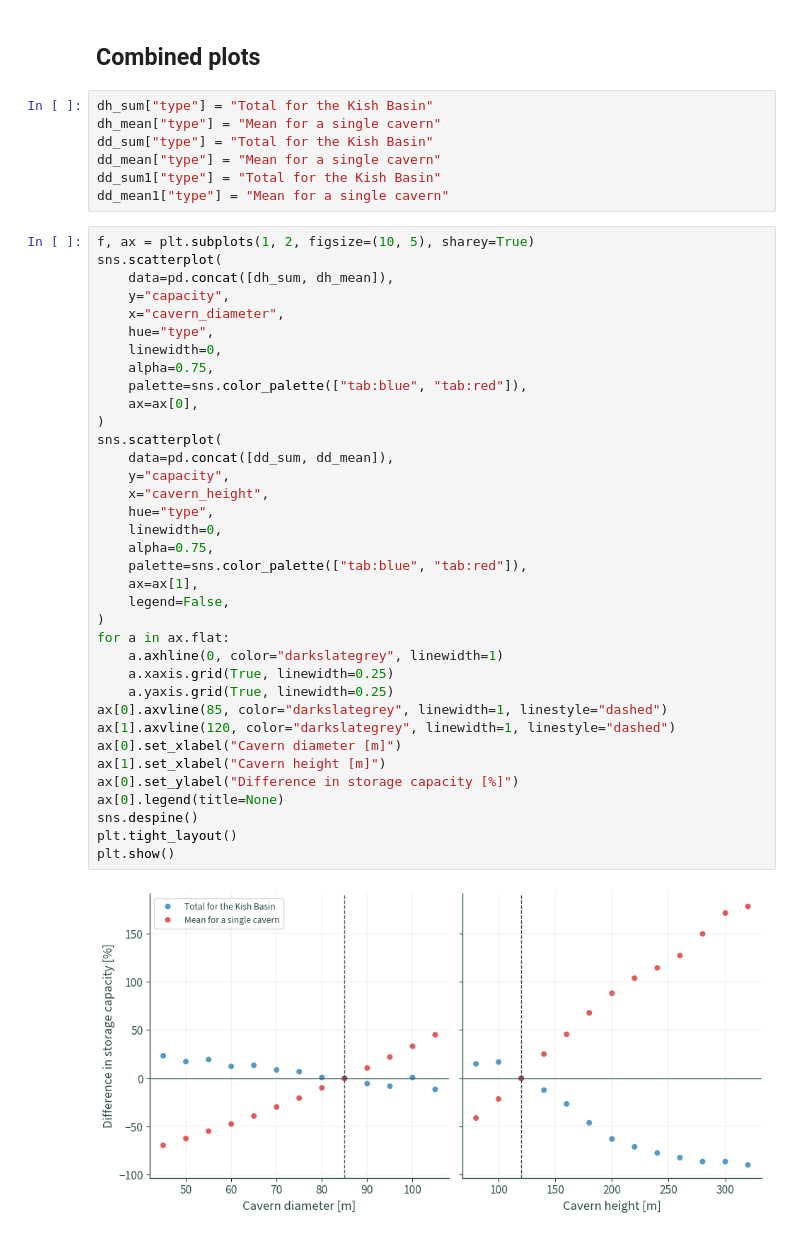
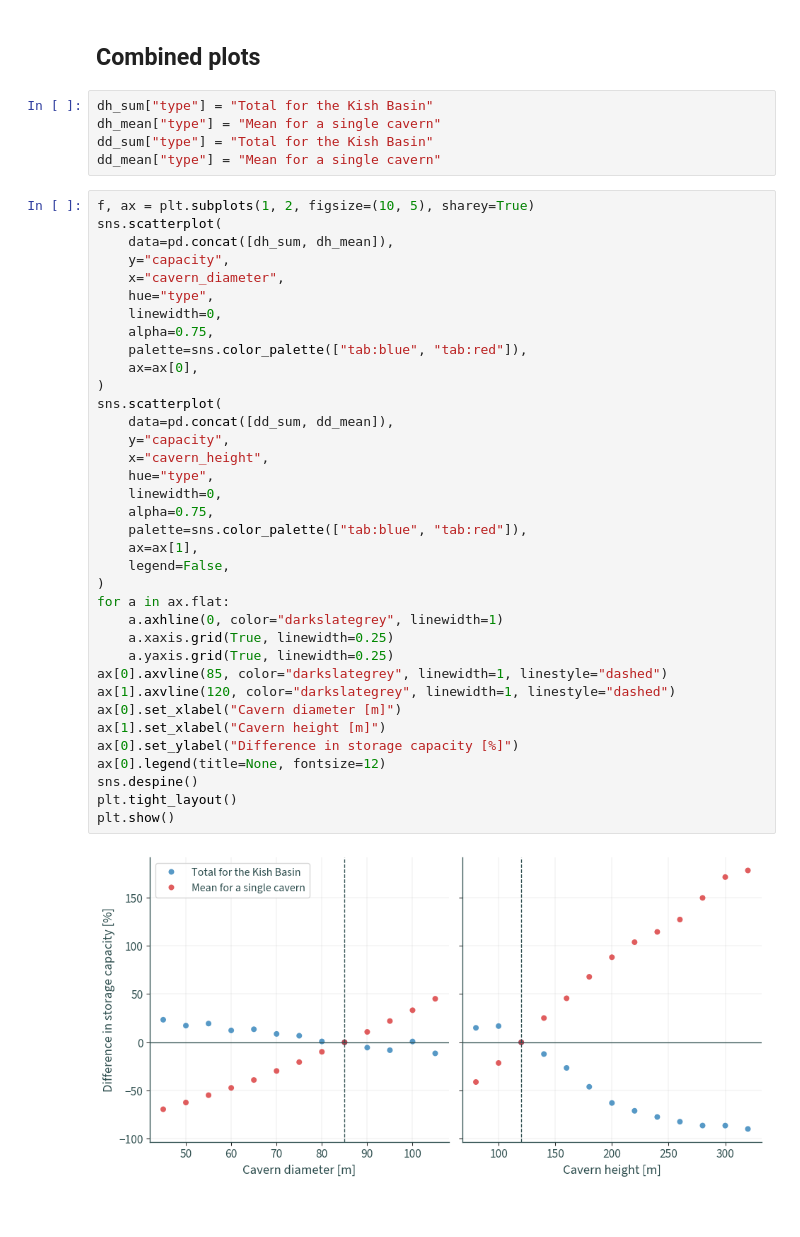
Before and after one commit to wind-to-hydrogen-toolkit/hydrogen-salt-storage, a Jupyter notebook: docs/notebooks/sensitivity.ipynb, the cells around one changed output. Cells and saved outputs as stored; diff of their text form.

```diff
--- a/docs/notebooks/sensitivity.ipynb
+++ b/docs/notebooks/sensitivity.ipynb
@@ -252,8 +252,6 @@ dh_sum["type"] = "Total for the Kish Basin"
 dh_mean["type"] = "Mean for a single cavern"
 dd_sum["type"] = "Total for the Kish Basin"
 dd_mean["type"] = "Mean for a single cavern"
-dd_sum1["type"] = "Total for the Kish Basin"
-dd_mean1["type"] = "Mean for a single cavern"
 # %%
 f, ax = plt.subplots(1, 2, figsize=(10, 5), sharey=True)
 sns.scatterplot(
@@ -263,35 +261,35 @@ sns.scatterplot(
     hue="type",
     linewidth=0,
     alpha=0.75,
     palette=sns.color_palette(["tab:blue", "tab:red"]),
     ax=ax[0],
 )
 sns.scatterplot(
     data=pd.concat([dd_sum, dd_mean]),
     y="capacity",
     x="cavern_height",
     hue="type",
     linewidth=0,
     alpha=0.75,
     palette=sns.color_palette(["tab:blue", "tab:red"]),
     ax=ax[1],
     legend=False,
 )
 for a in ax.flat:
     a.axhline(0, color="darkslategrey", linewidth=1)
     a.xaxis.grid(True, linewidth=0.25)
     a.yaxis.grid(True, linewidth=0.25)
 ax[0].axvline(85, color="darkslategrey", linewidth=1, linestyle="dashed")
 ax[1].axvline(120, color="darkslategrey", linewidth=1, linestyle="dashed")
 ax[0].set_xlabel("Cavern diameter [m]")
 ax[1].set_xlabel("Cavern height [m]")
 ax[0].set_ylabel("Difference in storage capacity [%]")
-ax[0].legend(title=None)
+ax[0].legend(title=None, fontsize=12)
 sns.despine()
 plt.tight_layout()
 plt.show()
 # %% [output]
-[figure, old version]
+[figure, new version]
 # %%
 f, ax = plt.subplots(1, 2, figsize=(12, 5), sharey=True)
 sns.barplot(
```
Also changed, not shown: parts of 1 cell of this notebook.
